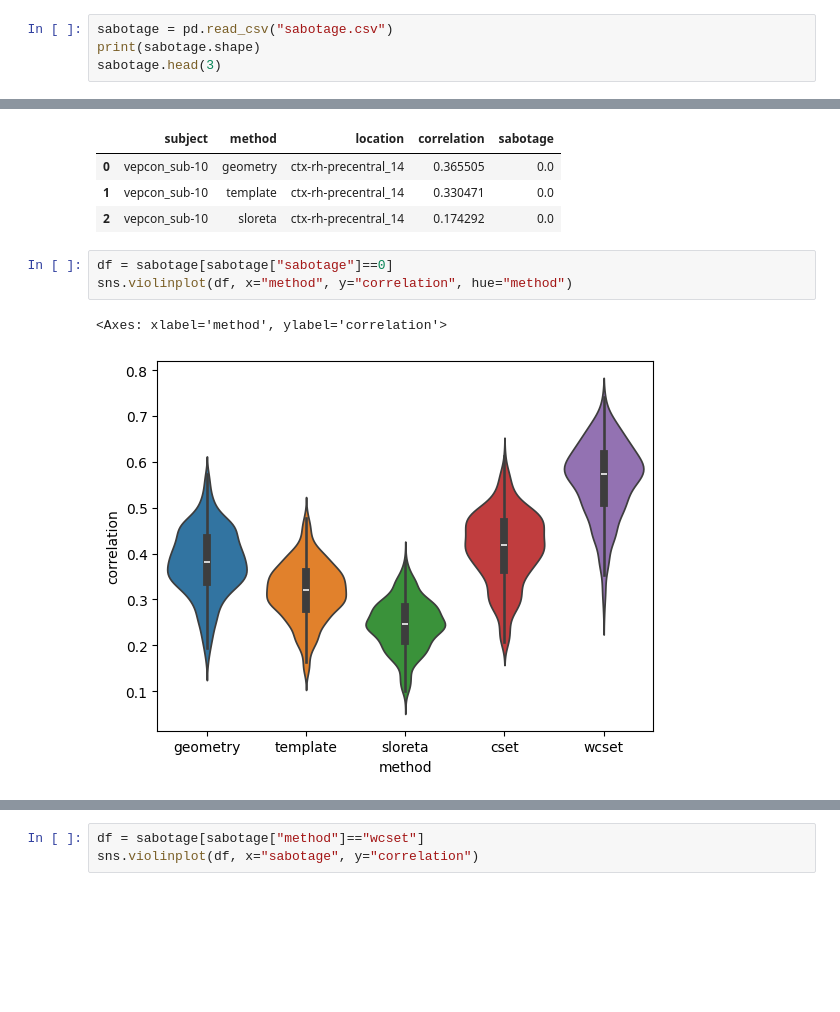
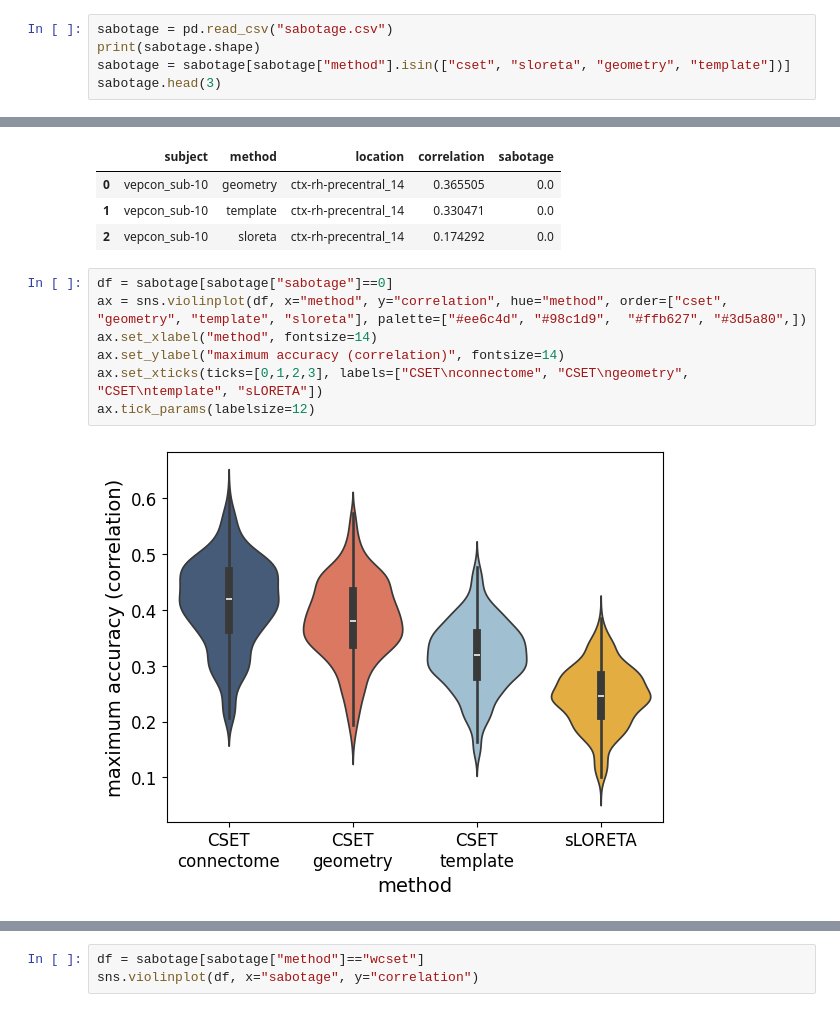
Before and after one commit to NinoHerve/mindmap, a Jupyter notebook: papers/simf/plot.ipynb, the cells around one changed output, grey strips where cells are left out. Saved outputs shown, nothing was run; the diff lists cells and outputs as text; blank space fills up the shorter version.

```diff
--- a/papers/simf/plot.ipynb
+++ b/papers/simf/plot.ipynb
@@ -69,6 +88,7 @@ import seaborn as sns
 # %%
 sabotage = pd.read_csv("sabotage.csv")
 print(sabotage.shape)
+sabotage = sabotage[sabotage["method"].isin(["cset", "sloreta", "geometry", "template"])]
 sabotage.head(3)
 # %% [output]
 (15000, 5)
@@ -78,9 +98,12 @@ sabotage.head(3)
 | 2 | vepcon_sub-10 | sloreta | ctx-rh-precentral_14 | 0.174292 | 0.0 |
 # %%
 df = sabotage[sabotage["sabotage"]==0]
-sns.violinplot(df, x="method", y="correlation", hue="method")
+ax = sns.violinplot(df, x="method", y="correlation", hue="method", order=["cset", "geometry", "template", "sloreta"], palette=["#ee6c4d", "#98c1d9",  "#ffb627", "#3d5a80",])
+ax.set_xlabel("method", fontsize=14)
+ax.set_ylabel("maximum accuracy (correlation)", fontsize=14)
+ax.set_xticks(ticks=[0,1,2,3], labels=["CSET\nconnectome", "CSET\ngeometry", "CSET\ntemplate", "sLORETA"])
+ax.tick_params(labelsize=12)
 # %% [output]
-<Axes: xlabel='method', ylabel='correlation'>
-[figure, old version]
+[figure, new version]
 # %%
 df = sabotage[sabotage["method"]=="cset"]
```
Also changed, not shown: parts of 5 cells of this notebook, 15 other files.
